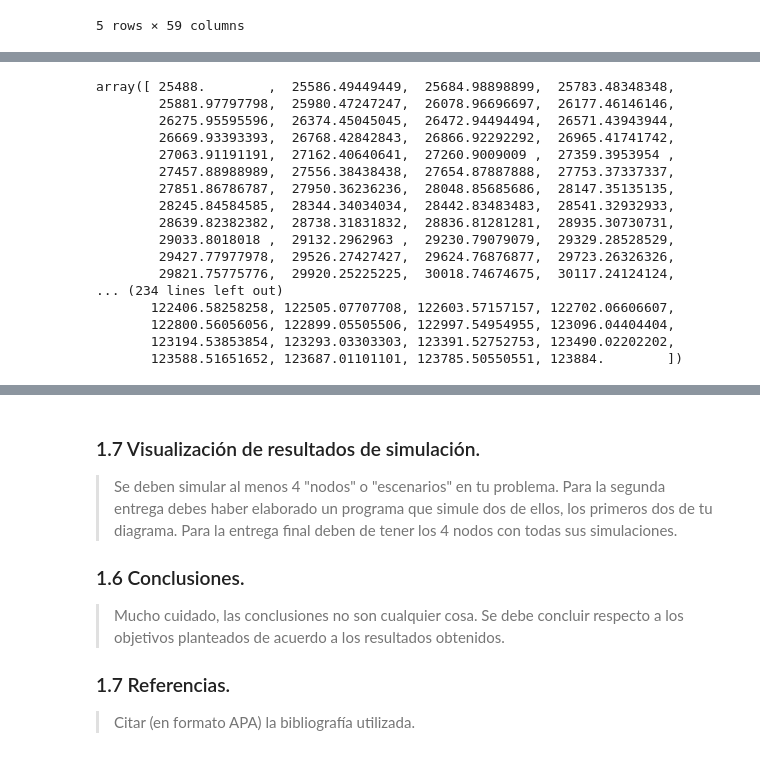
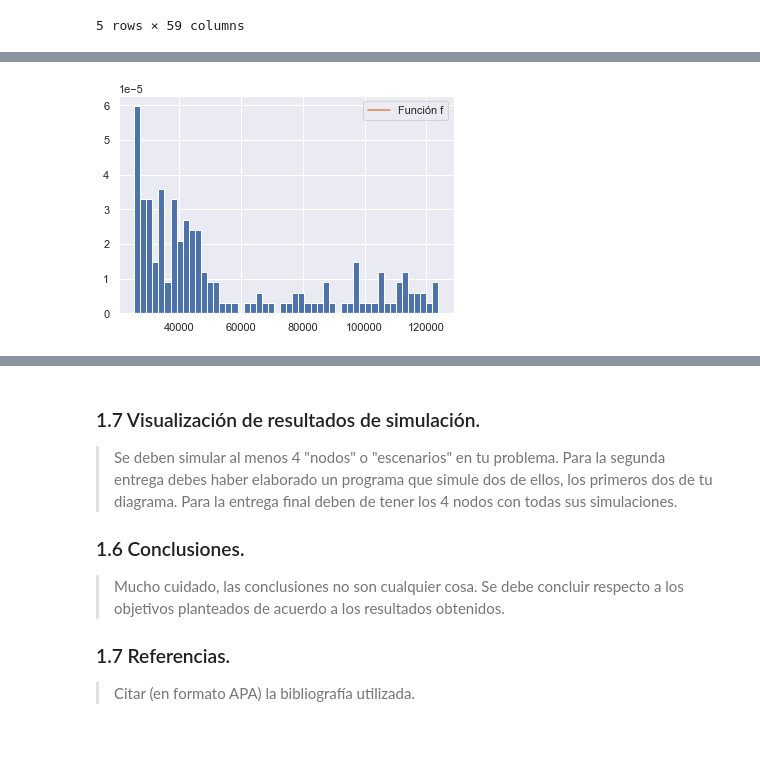
Before and after one commit to valerialadron/Proyecto_VLadron_MMLopez, a Jupyter notebook: Proyecto_VLadron_MMLopez.ipynb, the cells around one changed output, grey strips where cells are left out. Saved outputs shown, nothing was run; the diff lists cells and outputs as text; code cells hidden in the pictures.

```diff
--- a/Proyecto_VLadron_MMLopez.ipynb
+++ b/Proyecto_VLadron_MMLopez.ipynb
@@ -276,21 +222,6 @@ array([ 12326.        ,  12447.00900901,  12568.01801802,  12689.02702703,
-# %%
-xh21 = np.linspace(usa_hosp_antes['hosp_patients'].min(),usa_hosp_antes['hosp_patients'].max(),1000)
-xh21
-# %% [output]
-array([ 25488.        ,  25586.49449449,  25684.98898899,  25783.48348348,
-        25881.97797798,  25980.47247247,  26078.96696697,  26177.46146146,
-        26275.95595596,  26374.45045045,  26472.94494494,  26571.43943944,
-        26669.93393393,  26768.42842843,  26866.92292292,  26965.41741742,
-        27063.91191191,  27162.40640641,  27260.9009009 ,  27359.3953954 ,
-        27457.88988989,  27556.38438438,  27654.87887888,  27753.37337337,
-        27851.86786787,  27950.36236236,  28048.85685686,  28147.35135135,
-        28245.84584585,  28344.34034034,  28442.83483483,  28541.32932933,
-        28639.82382382,  28738.31831832,  28836.81281281,  28935.30730731,
-        29033.8018018 ,  29132.2962963 ,  29230.79079079,  29329.28528529,
-        29427.77977978,  29526.27427427,  29624.76876877,  29723.26326326,
-        29821.75775776,  29920.25225225,  30018.74674675,  30117.24124124,
-... (234 lines left out)
-       122406.58258258, 122505.07707708, 122603.57157157, 122702.06606607,
-       122800.56056056, 122899.05505506, 122997.54954955, 123096.04404404,
-       123194.53853854, 123293.03303303, 123391.52752753, 123490.02202202,
-       123588.51651652, 123687.01101101, 123785.50550551, 123884.        ])
+# %%
+x31 = np.array(usa_hosp_antes['hosp_patients'])
+xh20 = np.linspace(x31.min(),x31.max(),1000)
+fh20 = kde_hist_f_m(x31, 50, xh20)
+# %% [output]
+[figure, added]
```
Also changed, not shown: parts of 21 cells of this notebook.
